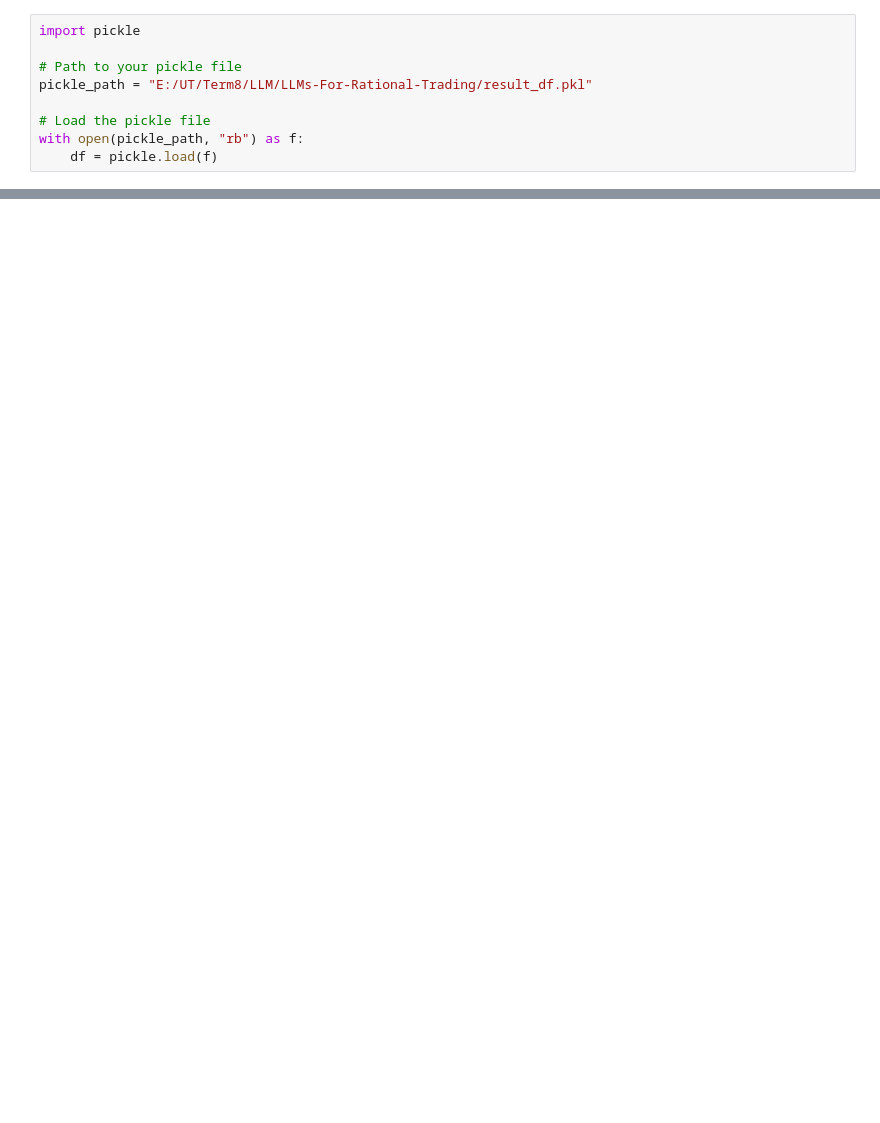
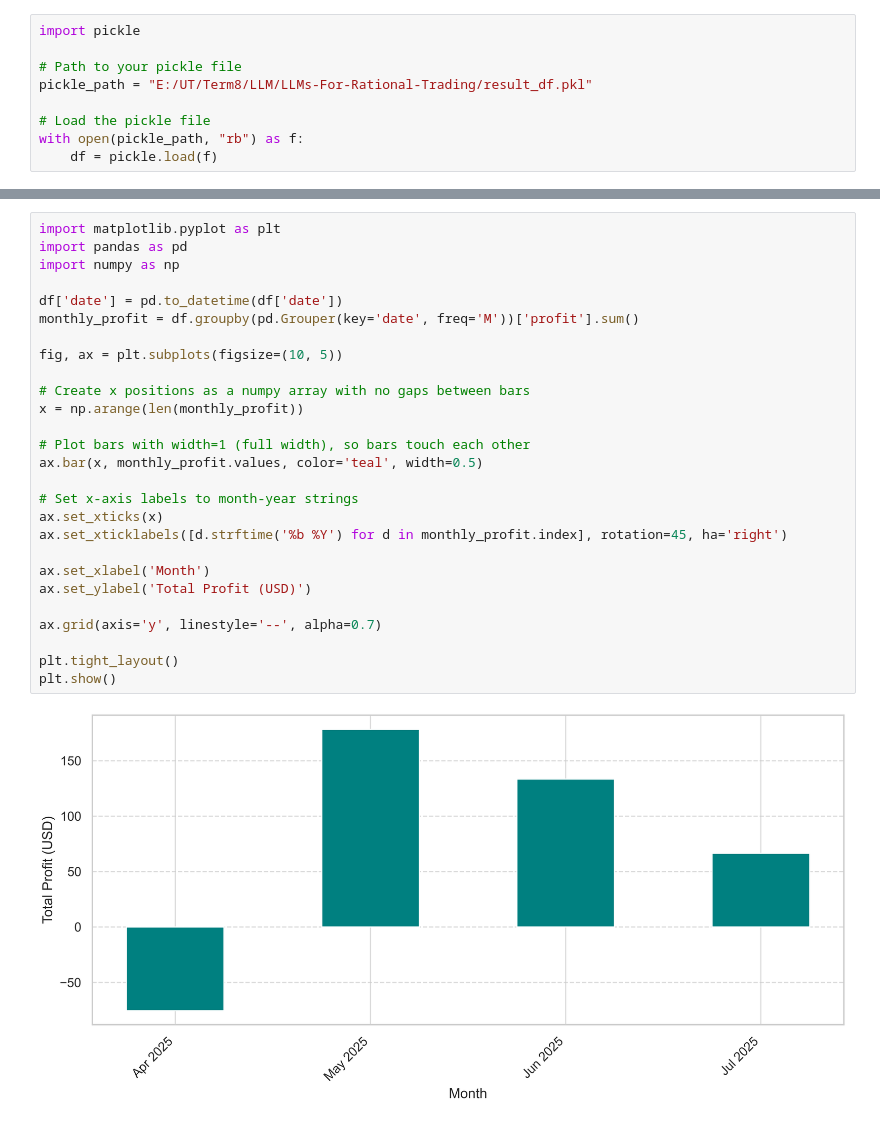
Before and after one commit to amirmfarzane/LLMs-For-Rational-Trading, a Jupyter notebook: notebooks/analysis.ipynb, the cells around one changed output, grey strips where cells are left out. Drawn from its saved outputs; the diff is of its cells as text; blank space fills up the shorter version.

```diff
--- a/notebooks/analysis.ipynb
+++ b/notebooks/analysis.ipynb
@@ -122,0 +207,29 @@ Wednesday      -70.800049              14          7           2           3
+# %%
+import matplotlib.pyplot as plt
+import pandas as pd
+import numpy as np
+
+df['date'] = pd.to_datetime(df['date'])
+monthly_profit = df.groupby(pd.Grouper(key='date', freq='M'))['profit'].sum()
+
+fig, ax = plt.subplots(figsize=(10, 5))
+
+# Create x positions as a numpy array with no gaps between bars
+x = np.arange(len(monthly_profit))
+
+# Plot bars with width=1 (full width), so bars touch each other
+ax.bar(x, monthly_profit.values, color='teal', width=0.5)
+
+# Set x-axis labels to month-year strings
+ax.set_xticks(x)
+ax.set_xticklabels([d.strftime('%b %Y') for d in monthly_profit.index], rotation=45, ha='right')
+
+ax.set_xlabel('Month')
+ax.set_ylabel('Total Profit (USD)')
+
+ax.grid(axis='y', linestyle='--', alpha=0.7)
+
+plt.tight_layout()
+plt.show()
+# %% [output]
+[figure, added]
```
Also changed, not shown: parts of 4 cells of this notebook.
